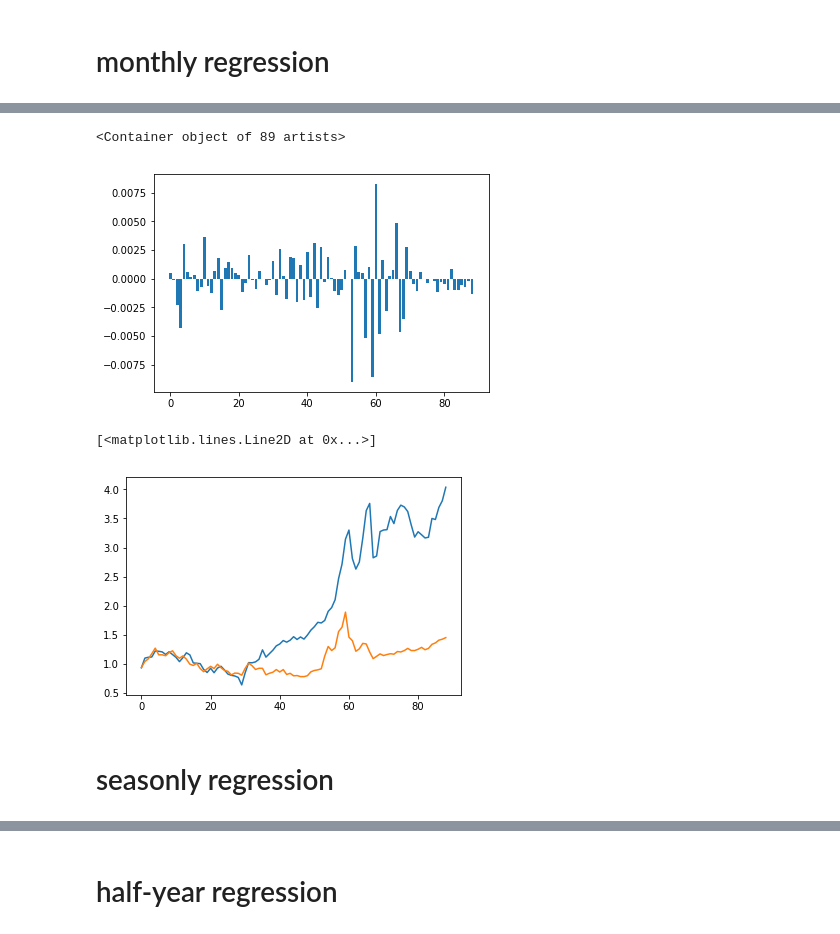
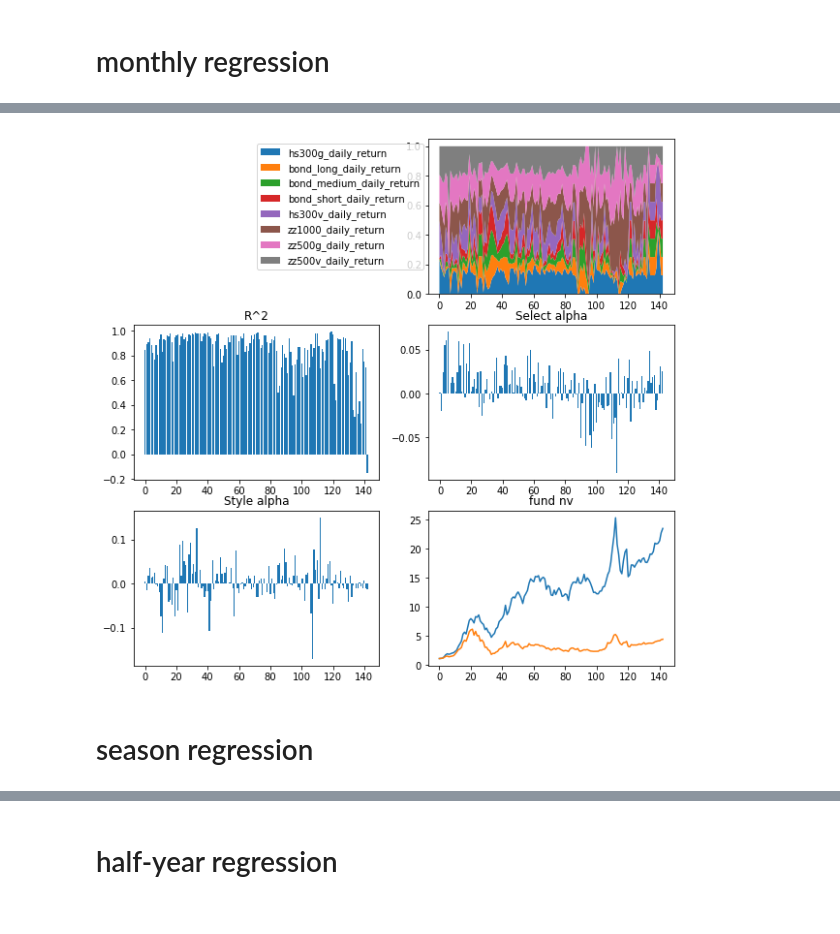
Before and after one commit to tnbaby/FileTransfer, a Jupyter notebook: daily_regression_analysis.ipynb, the cells around one changed output, grey strips where cells are left out. Cells and saved outputs as stored; diff of their text form; code cells hidden in the pictures.

```diff
--- a/daily_regression_analysis.ipynb
+++ b/daily_regression_analysis.ipynb
@@ -152,0 +192,13 @@ Index([u'sh300_return', u'zhongzheng_100_return',
+# %%
+# fund_style_index_list = daily_data.columns[6:]
+#select one fund
+# for i in range(len(fund_code_list)):
+test_fund_data = daily_data[daily_data['code'] == '000011.OF']
+test_fund_data = test_fund_data.dropna(how='any')
+benchmark = 'hs300_daily_return'
+test_fund_data.head()
+# 000001.OF', u'000011.OF', u'002031.OF
+#     test_fund_data_month = test_fund_data
+#     df_month, fund_style_coef_list = fund_style_coef(test_fund_data_month, fund_style_list, 'net_unit_return', 'month')
+#     if np.mean(df_month['r_squared']) > 0.9:
+#         print i,
@@ -153,5 +207,7 @@ Index([u'sh300_return', u'zhongzheng_100_return',
 # %% [markdown]
 # monthly regression
 # %%
-test_fund_data_month = test_fund_data
-df_month, fund_style_coef_list = fund_style_coef(test_fund_data_month, fund_style_index_list, 'return', 'month')
+test_fund_data_month = test_fund_data.copy()
+df_month, fund_style_coef_list = fund_style_coef(test_fund_data_month.copy(), fund_style_list, 'net_restore_return', 'month')
+# np.sum(df_month[fund_style_coef_list].values, axis=1)
+np.mean(df_month['r_squared'])
@@ -179,15 +214,31 @@ plt.bar(range(len(select_alpha)), select_alpha)
-# %%
-plt.bar(range(len(style_alpha)), style_alpha)
-# %% [output]
-<Container object of 89 artists>
-[figure, removed]
-# %%
-target_values, benchmark_values = fund_nv(test_fund_data_month, 'return', 'month', benchmark)
-plt.plot(target_values)
-plt.plot(benchmark_values)
-# %% [output]
-[<matplotlib.lines.Line2D at 0x...>]
-[figure, removed]
+# %%
+# df_month[fund_style_index_list].plot(kind='area')
+# df_month[fund_style_coef_list].plot(kind='area')
+
+# df['r_squared'].plot()
+# df_month['r_squared'].plot(kind='bar')
+
+total_alpha, select_alpha, style_alpha = alpha_calculate(test_fund_data_month.copy(),
+                                        fund_style_list, 'net_restore_return', benchmark, 'month', df_month)
+
+# test_fund_data.head()
+
+# plt.bar(range(len(select_alpha)), select_alpha)
+
+# plt.bar(range(len(select_alpha)), select_alpha)
+
+# plt.bar(range(len(style_alpha)), style_alpha)
+
+target_values, benchmark_values = fund_nv(test_fund_data_month.copy(), 'net_restore_return', 'month', benchmark)
+
+
+# plt.plot(target_values)
+# plt.plot(benchmark_values)
+
+plot_result(df_month, fund_style_coef_list, fund_style_list,
+            select_alpha, style_alpha, benchmark_values, target_values)
+# %% [output]
+[figure, added]
 # %% [markdown]
-# seasonly regression
+# season regression
 # %%
```
Also changed, not shown: parts of 44 cells of this notebook, 1 other file.
